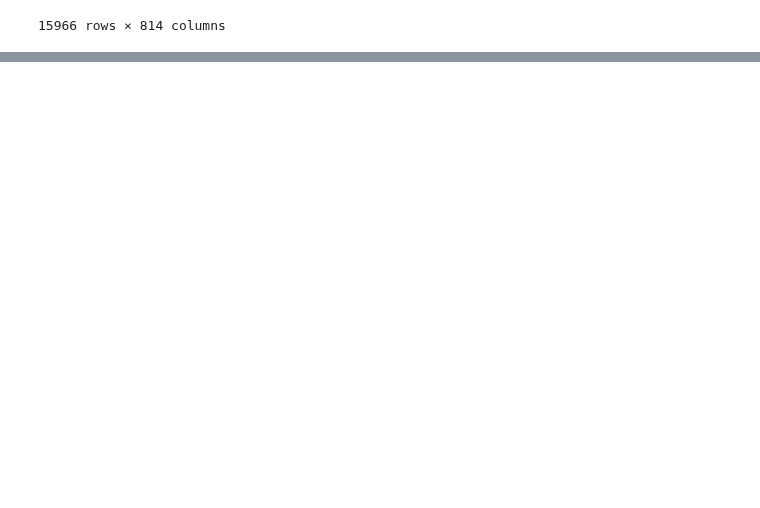
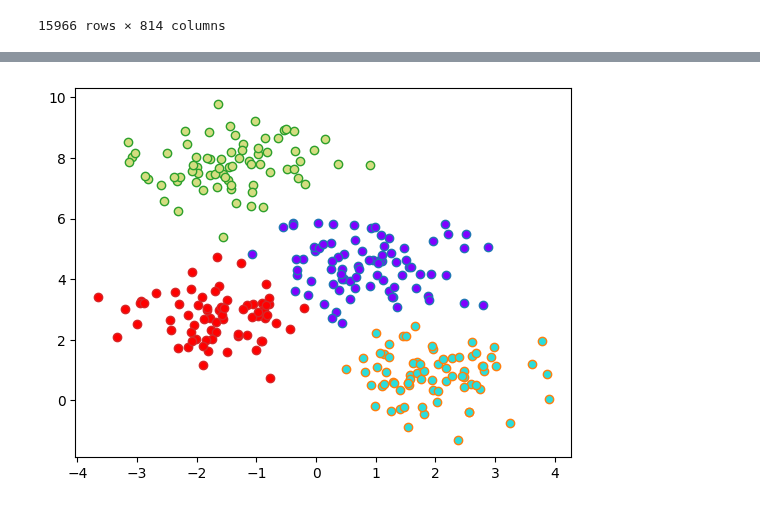
Before and after one commit to martynapiskorz/carn-t, a Jupyter notebook: MPN By wave/Y 20/mpn_20.ipynb, the cells around one changed output, grey strips where cells are left out. Drawn from its saved outputs; the diff is of its cells as text; code cells hidden in the pictures; blank space fills up the shorter version.

```diff
--- a/MPN By wave/Y 20/mpn_20.ipynb
+++ b/MPN By wave/Y 20/mpn_20.ipynb
@@ -32,7 +32,7 @@ dag = og_dag.drop(columns=dag_drop, axis=1)
 # %%
 # hhd cleaned
 
-hhd_dropcols = ['PROV', 'HHMOTOR', 'HHBROM', 'HHSNOR', 'HHFIETS', 'HHVOUWFIETS', 'HHEBIKE', 'HHPEDEL', 'HHSCOOT', 'HHOVG', 'HHGEEN', 'KENTEKENINFO', 'woonpc2']
+hhd_dropcols = ['JAAR', 'PROV', 'HHMOTOR', 'HHBROM', 'HHSNOR', 'HHFIETS', 'HHVOUWFIETS', 'HHEBIKE', 'HHPEDEL', 'HHSCOOT', 'HHOVG', 'HHGEEN', 'KENTEKENINFO', 'woonpc2']
 hhd_80nan = og_hhd.columns[og_hhd.isna().mean() > 0.8].tolist()
 hhd_drop = hhd_dropcols + hhd_80nan
 hhd = og_hhd.drop(columns=hhd_drop, axis=1)
@@ -174,0 +166,78 @@ DataFrame for HHID_x 30000715.0:
+# %%
+from sklearn.cluster import KMeans
+from sklearn.datasets import make_blobs
+from sklearn.metrics import silhouette_score
+from collections import Counter
+import matplotlib.pyplot as plt
+import numpy as np
+
+X = hhd
+Y = X
+
+# Function to plot true labels and cluster labels side by side
+def plot_true_vs_clustered(X, true_labels, cluster_labels, cluster_centers=None):
+    fig, axs = plt.subplots(1, 2, figsize=(16, 6))
+
+    # Plot true labels
+    axs[0].set_title('True Labels')
+    unique_true_labels = set(true_labels)
+    colors_true = plt.cm.rainbow(np.linspace(0, 1, len(unique_true_labels)))
+    for k, col in zip(unique_true_labels, colors_true):
+        class_member_mask = (true_labels == k)
+        xy = X[class_member_mask]
+        axs[0].plot(xy[:, 0], xy[:, 1], 'o', markerfacecolor=col, markeredgecolor='k', markersize=10)
+
+    # Plot clustered labels
+    axs[1].set_title('Clustered Labels')
+    unique_cluster_labels = set(cluster_labels)
+    colors_cluster = plt.cm.rainbow(np.linspace(0, 1, len(unique_cluster_labels)))
+    for k, col in zip(unique_cluster_labels, colors_cluster):
+        class_member_mask = (cluster_labels == k)
+        xy = X[class_member_mask]
+        axs[1].plot(xy[:, 0], xy[:, 1], 'o', markerfacecolor=col, markeredgecolor='k', markersize=10)
+        if cluster_centers is not None and k != -1:
+            center = cluster_centers[k]
+            axs[1].plot(center[0], center[1], 'o', markerfacecolor=col, markeredgecolor='k', markeredgewidth=2, markersize=14)
+
+    plt.show()
+
+# Function to plot the first two columns
+def plot_clustered(X, cluster_centers):
+    X = np.asarray(X)
+    nfeature = X.shape[-1]
+    if nfeature > 2:
+        X = X[:,:2]
+    if nfeature < 2:
+        print("Error")
+    # Plot clustered labels
+    unique_cluster_labels = set(cluster_labels)
+    colors_cluster = plt.cm.rainbow(np.linspace(0, 1, len(unique_cluster_labels)))
+    for k, col in zip(unique_cluster_labels, colors_cluster):
+        class_member_mask = (cluster_labels == k)
+        xy = X[class_member_mask]
+        plt.plot(xy[:, 0], xy[:, 1], 'o', markerfacecolor=col)
+    plt.show()
+
+# Generate synthetic data
+X, true_labels = make_blobs(n_samples=300, centers=4, cluster_std=0.80, random_state=0)
+
+# KMeans crucial parameters: n_clusters, init, n_init, max_iter, random_state
+# This is the method
+kmeans = KMeans(n_clusters=4, init='k-means++', n_init=10, max_iter=300, random_state=0)
+cluster_labels = kmeans.fit_predict(X)
+
+### The algorithm end here, the following code calculates the number of each clusters and plots it
+cluster_counts = Counter(cluster_labels)
+print(f"Algorithm found {len(cluster_counts)} clusters.")
+print("Points per cluster:", cluster_counts)
+true_label_counts = Counter(true_labels)
+print(f"True labels have {len(true_label_counts)} clusters.")
+print("Points per cluster for true labels:", true_label_counts)
+
+# Silhouette Score
+print(f"Silhouette Score: {silhouette_score(X, cluster_labels)}\n")
+
+# Plot true labels vs. clustering results
+plot_clustered(X, cluster_labels)
+#plot_true_vs_clustered(X, true_labels, cluster_labels)
+# %% [output]
@@ -174,0 +249 @@ DataFrame for HHID_x 30000715.0:
+[figure, added]
```
Also changed, not shown: parts of 8 cells of this notebook.
